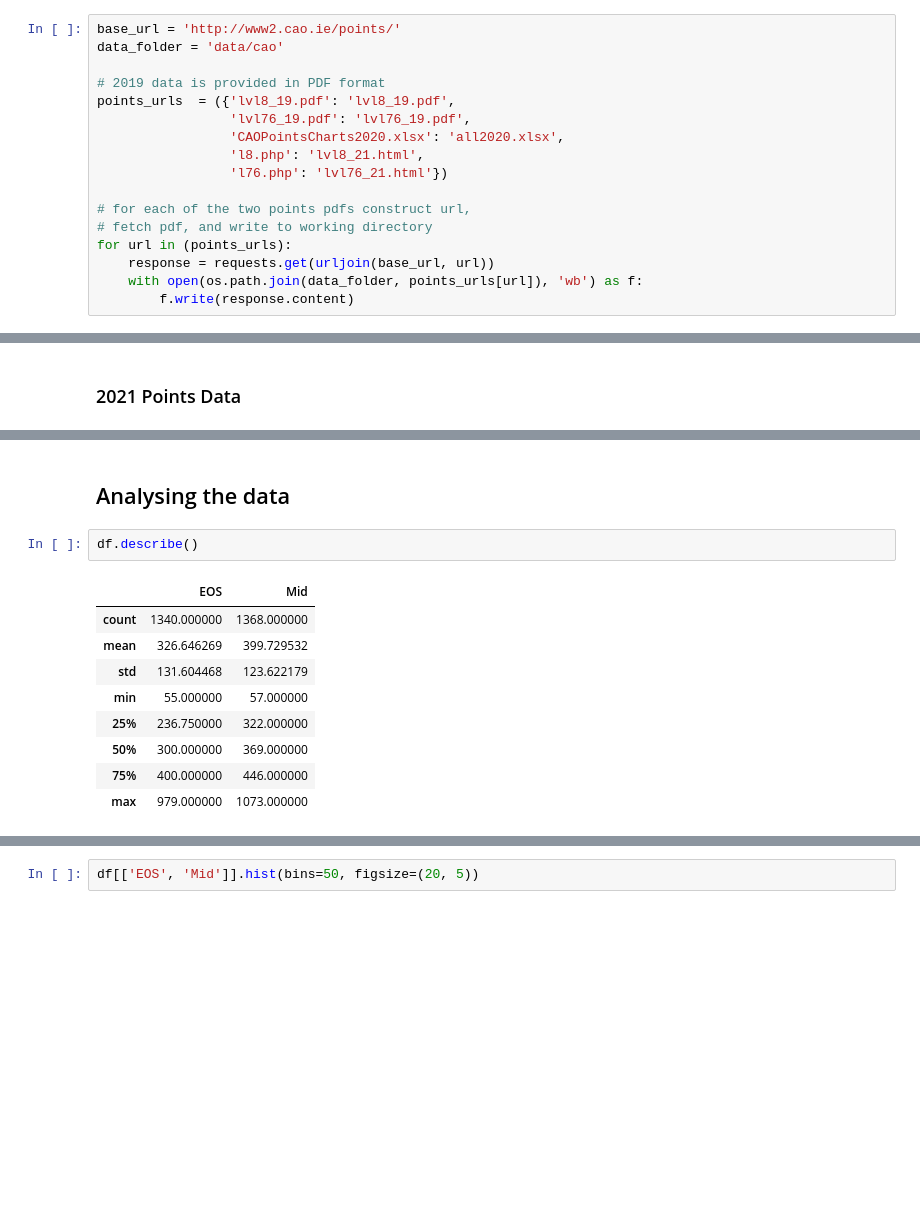
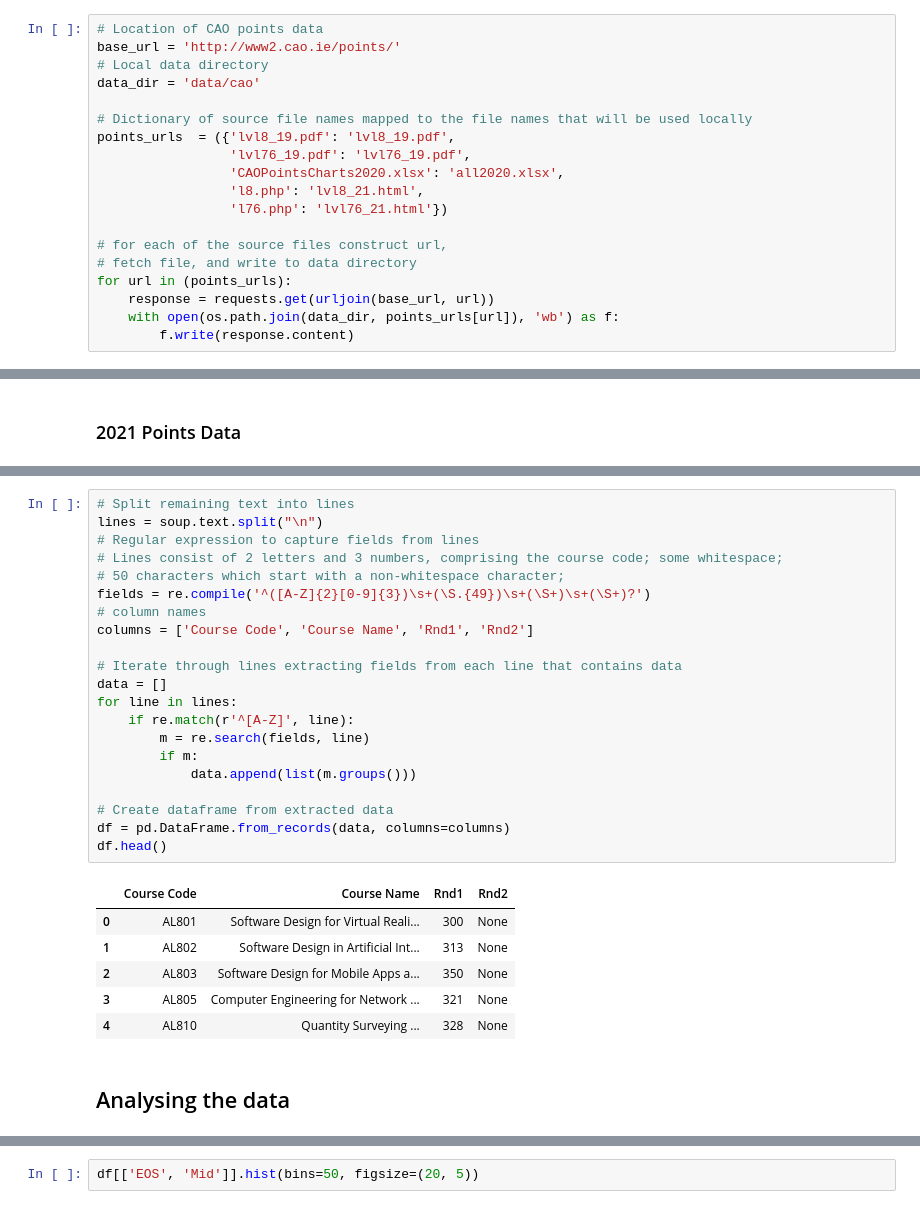
Before and after one commit to fod/fundamentals-data-analysis, a Jupyter notebook: cao.ipynb, the cells around one changed output, grey strips where cells are left out. Saved outputs shown, nothing was run; the diff lists cells and outputs as text; blank space fills up the shorter version.

```diff
--- a/cao.ipynb
+++ b/cao.ipynb
@@ -17,19 +17,21 @@ import os
 # %% [markdown]
 ## Acquiring the data
 # %%
+# Location of CAO points data
 base_url = 'http://www2.cao.ie/points/'
-data_folder = 'data/cao'
+# Local data directory
+data_dir = 'data/cao'
 
-# 2019 data is provided in PDF format
+# Dictionary of source file names mapped to the file names that will be used locally
 points_urls  = ({'lvl8_19.pdf': 'lvl8_19.pdf',
                  'lvl76_19.pdf': 'lvl76_19.pdf',
                  'CAOPointsCharts2020.xlsx': 'all2020.xlsx',
                  'l8.php': 'lvl8_21.html',
                  'l76.php': 'lvl76_21.html'})
 
-# for each of the two points pdfs construct url,
-# fetch pdf, and write to working directory
+# for each of the source files construct url,
+# fetch file, and write to data directory
 for url in (points_urls):
     response = requests.get(urljoin(base_url, url))
-    with open(os.path.join(data_folder, points_urls[url]), 'wb') as f:
+    with open(os.path.join(data_dir, points_urls[url]), 'wb') as f:
         f.write(response.content)
@@ -366,14 +352,30 @@ WD232  Business Information Systems                         261      261
+# %%
+# Split remaining text into lines
+lines = soup.text.split("\n")
+# Regular expression to capture fields from lines
+# Lines consist of 2 letters and 3 numbers, comprising the course code; some whitespace;
+# 50 characters which start with a non-whitespace character;
+fields = re.compile('^([A-Z]{2}[0-9]{3})\s+(\S.{49})\s+(\S+)\s+(\S+)?')
+# column names
+columns = ['Course Code', 'Course Name', 'Rnd1', 'Rnd2']
+
+# Iterate through lines extracting fields from each line that contains data
+data = []
+for line in lines:
+    if re.match(r'^[A-Z]', line):
+        m = re.search(fields, line)
+        if m:
+            data.append(list(m.groups()))
+
+# Create dataframe from extracted data
+df = pd.DataFrame.from_records(data, columns=columns)
+df.head()
+# %% [output]
+|  | Course Code | Course Name | Rnd1 | Rnd2 |
+| 0 | AL801 | Software Design for Virtual Reali... | 300 | None |
+| 1 | AL802 | Software Design in Artificial Int... | 313 | None |
+| 2 | AL803 | Software Design for Mobile Apps a... | 350 | None |
+| 3 | AL805 | Computer Engineering for Network ... | 321 | None |
+| 4 | AL810 | Quantity Surveying ... | 328 | None |
 # %% [markdown]
 ## Analysing the data
-# %%
-df.describe()
-# %% [output]
-|  | EOS | Mid |
-| count | 1340.000000 | 1368.000000 |
-| mean | 326.646269 | 399.729532 |
-| std | 131.604468 | 123.622179 |
-| min | 55.000000 | 57.000000 |
-| 25% | 236.750000 | 322.000000 |
-| 50% | 300.000000 | 369.000000 |
-| 75% | 400.000000 | 446.000000 |
-| max | 979.000000 | 1073.000000 |
```
Also changed, not shown: parts of 7 cells of this notebook.
